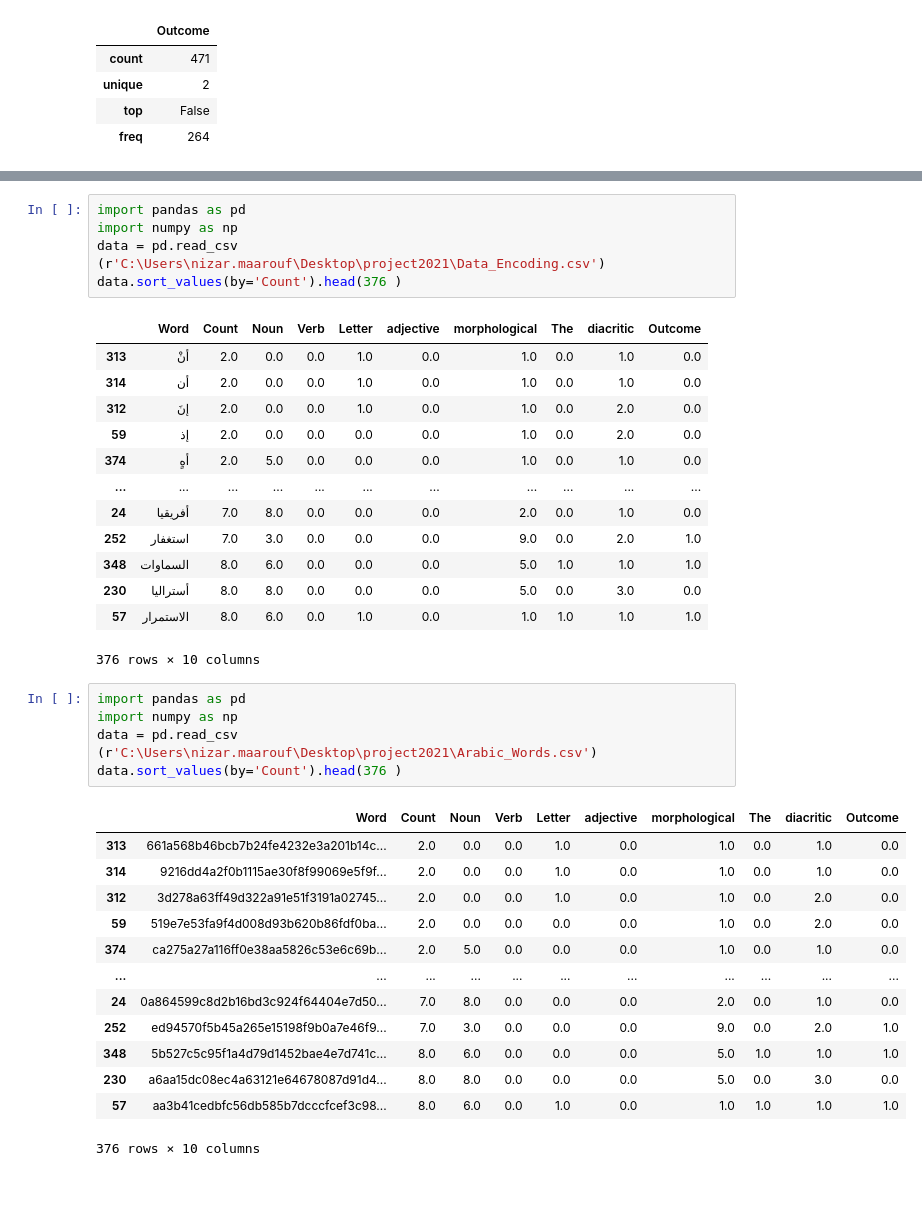
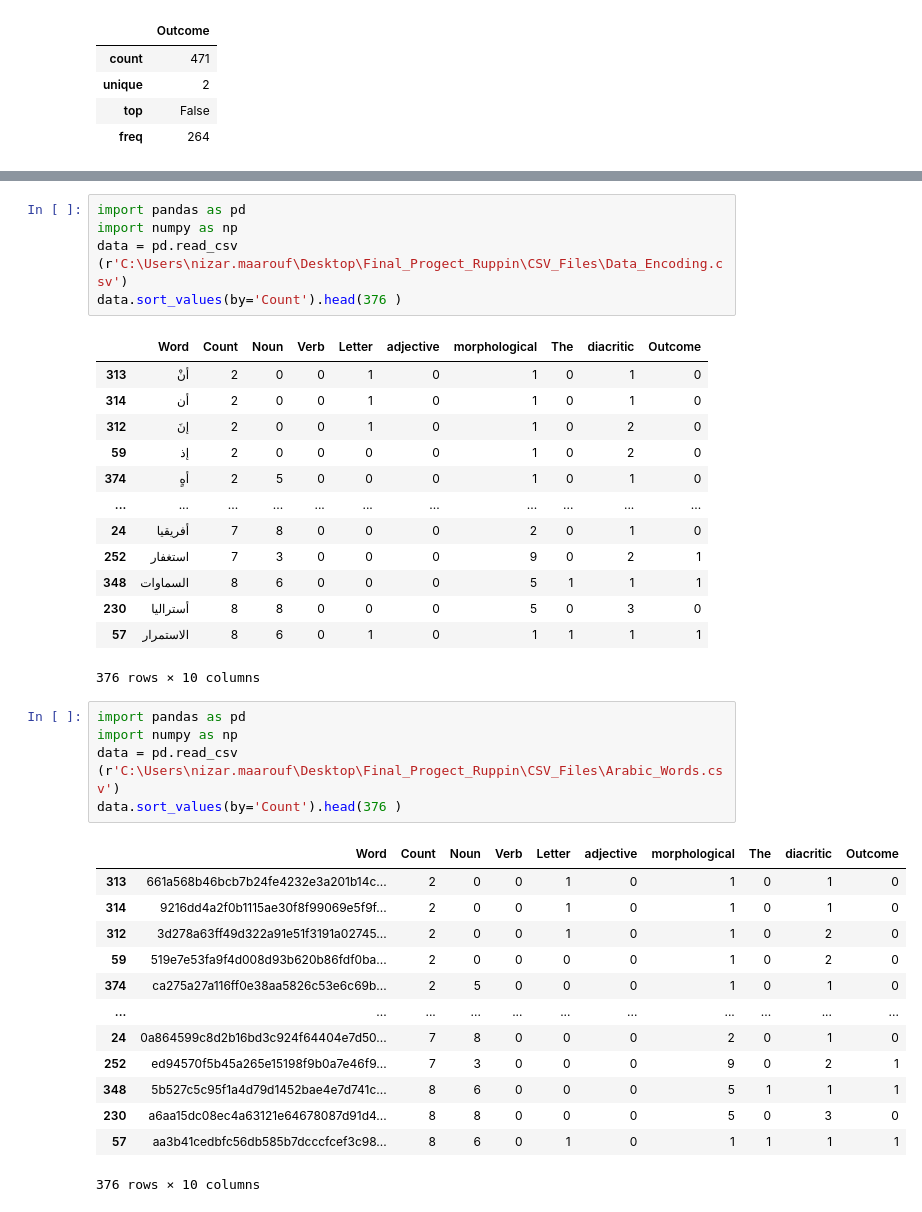
Before and after one commit to NizarMaarouf/Final_Project_Ruppin_Nizar, a Jupyter notebook: Python_Files/IPYNB/04/csv-Copy1.ipynb, the cells around one changed output, grey strips where cells are left out. Drawn from its saved outputs; the diff is of its cells as text.

```diff
--- a/Python_Files/IPYNB/04/csv-Copy1.ipynb
+++ b/Python_Files/IPYNB/04/csv-Copy1.ipynb
@@ -188,40 +188,40 @@ dtype: int64
 # %%
 import pandas as pd
 import numpy as np
-data = pd.read_csv (r'C:\Users\nizar.maarouf\Desktop\project2021\Data_Encoding.csv')
+data = pd.read_csv (r'C:\Users\nizar.maarouf\Desktop\Final_Progect_Ruppin\CSV_Files\Data_Encoding.csv')
 data.sort_values(by='Count').head(376 )
 # %% [output]
 |  | Word | Count | Noun | Verb | Letter | adjective | morphological | The | diacritic | Outcome |
-| 313 | أنْ | 2.0 | 0.0 | 0.0 | 1.0 | 0.0 | 1.0 | 0.0 | 1.0 | 0.0 |
-| 314 | أن | 2.0 | 0.0 | 0.0 | 1.0 | 0.0 | 1.0 | 0.0 | 1.0 | 0.0 |
-| 312 | إنَ | 2.0 | 0.0 | 0.0 | 1.0 | 0.0 | 1.0 | 0.0 | 2.0 | 0.0 |
-| 59 | إذ | 2.0 | 0.0 | 0.0 | 0.0 | 0.0 | 1.0 | 0.0 | 2.0 | 0.0 |
-| 374 | أهٍ | 2.0 | 5.0 | 0.0 | 0.0 | 0.0 | 1.0 | 0.0 | 1.0 | 0.0 |
+| 313 | أنْ | 2 | 0 | 0 | 1 | 0 | 1 | 0 | 1 | 0 |
+| 314 | أن | 2 | 0 | 0 | 1 | 0 | 1 | 0 | 1 | 0 |
+| 312 | إنَ | 2 | 0 | 0 | 1 | 0 | 1 | 0 | 2 | 0 |
+| 59 | إذ | 2 | 0 | 0 | 0 | 0 | 1 | 0 | 2 | 0 |
+| 374 | أهٍ | 2 | 5 | 0 | 0 | 0 | 1 | 0 | 1 | 0 |
 | ... | ... | ... | ... | ... | ... | ... | ... | ... | ... | ... |
-| 24 | أفريقيا | 7.0 | 8.0 | 0.0 | 0.0 | 0.0 | 2.0 | 0.0 | 1.0 | 0.0 |
-| 252 | استغفار | 7.0 | 3.0 | 0.0 | 0.0 | 0.0 | 9.0 | 0.0 | 2.0 | 1.0 |
-| 348 | السماوات | 8.0 | 6.0 | 0.0 | 0.0 | 0.0 | 5.0 | 1.0 | 1.0 | 1.0 |
-| 230 | أستراليا | 8.0 | 8.0 | 0.0 | 0.0 | 0.0 | 5.0 | 0.0 | 3.0 | 0.0 |
-| 57 | الاستمرار | 8.0 | 6.0 | 0.0 | 1.0 | 0.0 | 1.0 | 1.0 | 1.0 | 1.0 |
+| 24 | أفريقيا | 7 | 8 | 0 | 0 | 0 | 2 | 0 | 1 | 0 |
+| 252 | استغفار | 7 | 3 | 0 | 0 | 0 | 9 | 0 | 2 | 1 |
+| 348 | السماوات | 8 | 6 | 0 | 0 | 0 | 5 | 1 | 1 | 1 |
+| 230 | أستراليا | 8 | 8 | 0 | 0 | 0 | 5 | 0 | 3 | 0 |
+| 57 | الاستمرار | 8 | 6 | 0 | 1 | 0 | 1 | 1 | 1 | 1 |
 376 rows × 10 columns
 # %%
 import pandas as pd
 import numpy as np
-data = pd.read_csv (r'C:\Users\nizar.maarouf\Desktop\project2021\Arabic_Words.csv')
+data = pd.read_csv (r'C:\Users\nizar.maarouf\Desktop\Final_Progect_Ruppin\CSV_Files\Arabic_Words.csv')
 data.sort_values(by='Count').head(376 )
 # %% [output]
 |  | Word | Count | Noun | Verb | Letter | adjective | morphological | The | diacritic | Outcome |
-| 313 | 661a568b46bcb7b24fe4232e3a201b14c... | 2.0 | 0.0 | 0.0 | 1.0 | 0.0 | 1.0 | 0.0 | 1.0 | 0.0 |
-| 314 | 9216dd4a2f0b1115ae30f8f99069e5f9f... | 2.0 | 0.0 | 0.0 | 1.0 | 0.0 | 1.0 | 0.0 | 1.0 | 0.0 |
-| 312 | 3d278a63ff49d322a91e51f3191a02745... | 2.0 | 0.0 | 0.0 | 1.0 | 0.0 | 1.0 | 0.0 | 2.0 | 0.0 |
-| 59 | 519e7e53fa9f4d008d93b620b86fdf0ba... | 2.0 | 0.0 | 0.0 | 0.0 | 0.0 | 1.0 | 0.0 | 2.0 | 0.0 |
-| 374 | ca275a27a116ff0e38aa5826c53e6c69b... | 2.0 | 5.0 | 0.0 | 0.0 | 0.0 | 1.0 | 0.0 | 1.0 | 0.0 |
+| 313 | 661a568b46bcb7b24fe4232e3a201b14c... | 2 | 0 | 0 | 1 | 0 | 1 | 0 | 1 | 0 |
+| 314 | 9216dd4a2f0b1115ae30f8f99069e5f9f... | 2 | 0 | 0 | 1 | 0 | 1 | 0 | 1 | 0 |
+| 312 | 3d278a63ff49d322a91e51f3191a02745... | 2 | 0 | 0 | 1 | 0 | 1 | 0 | 2 | 0 |
+| 59 | 519e7e53fa9f4d008d93b620b86fdf0ba... | 2 | 0 | 0 | 0 | 0 | 1 | 0 | 2 | 0 |
+| 374 | ca275a27a116ff0e38aa5826c53e6c69b... | 2 | 5 | 0 | 0 | 0 | 1 | 0 | 1 | 0 |
 | ... | ... | ... | ... | ... | ... | ... | ... | ... | ... | ... |
-| 24 | 0a864599c8d2b16bd3c924f64404e7d50... | 7.0 | 8.0 | 0.0 | 0.0 | 0.0 | 2.0 | 0.0 | 1.0 | 0.0 |
-| 252 | ed94570f5b45a265e15198f9b0a7e46f9... | 7.0 | 3.0 | 0.0 | 0.0 | 0.0 | 9.0 | 0.0 | 2.0 | 1.0 |
-| 348 | 5b527c5c95f1a4d79d1452bae4e7d741c... | 8.0 | 6.0 | 0.0 | 0.0 | 0.0 | 5.0 | 1.0 | 1.0 | 1.0 |
-| 230 | a6aa15dc08ec4a63121e64678087d91d4... | 8.0 | 8.0 | 0.0 | 0.0 | 0.0 | 5.0 | 0.0 | 3.0 | 0.0 |
-| 57 | aa3b41cedbfc56db585b7dcccfcef3c98... | 8.0 | 6.0 | 0.0 | 1.0 | 0.0 | 1.0 | 1.0 | 1.0 | 1.0 |
+| 24 | 0a864599c8d2b16bd3c924f64404e7d50... | 7 | 8 | 0 | 0 | 0 | 2 | 0 | 1 | 0 |
+| 252 | ed94570f5b45a265e15198f9b0a7e46f9... | 7 | 3 | 0 | 0 | 0 | 9 | 0 | 2 | 1 |
+| 348 | 5b527c5c95f1a4d79d1452bae4e7d741c... | 8 | 6 | 0 | 0 | 0 | 5 | 1 | 1 | 1 |
+| 230 | a6aa15dc08ec4a63121e64678087d91d4... | 8 | 8 | 0 | 0 | 0 | 5 | 0 | 3 | 0 |
+| 57 | aa3b41cedbfc56db585b7dcccfcef3c98... | 8 | 6 | 0 | 1 | 0 | 1 | 1 | 1 | 1 |
 376 rows × 10 columns
 # %%
 import sweetviz,pandas as pd
```
Also changed, not shown: parts of 13 cells of this notebook, 3 other files.
